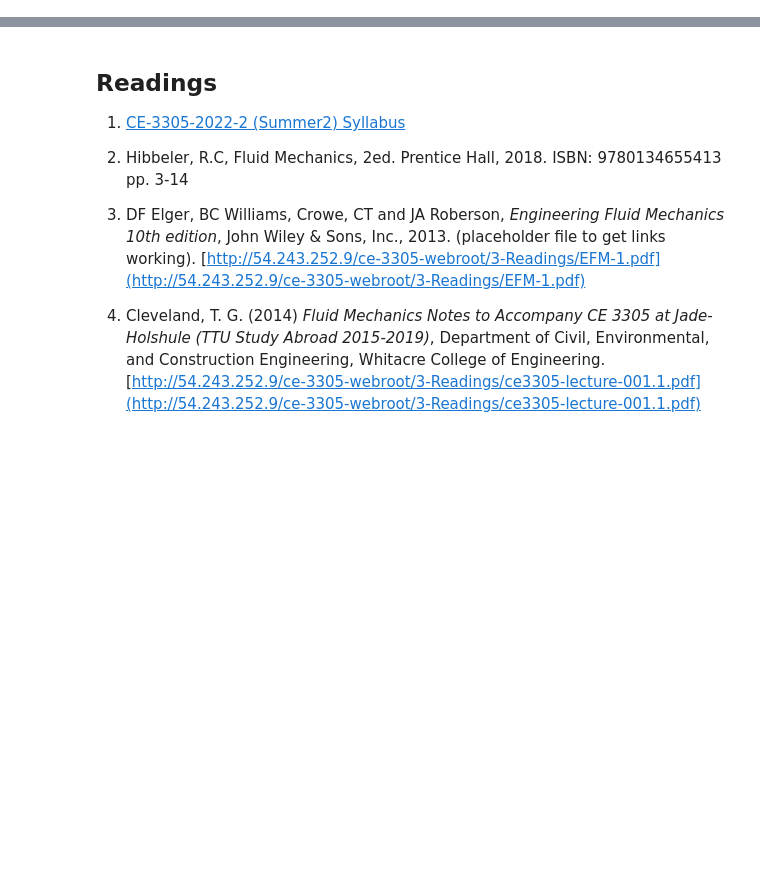
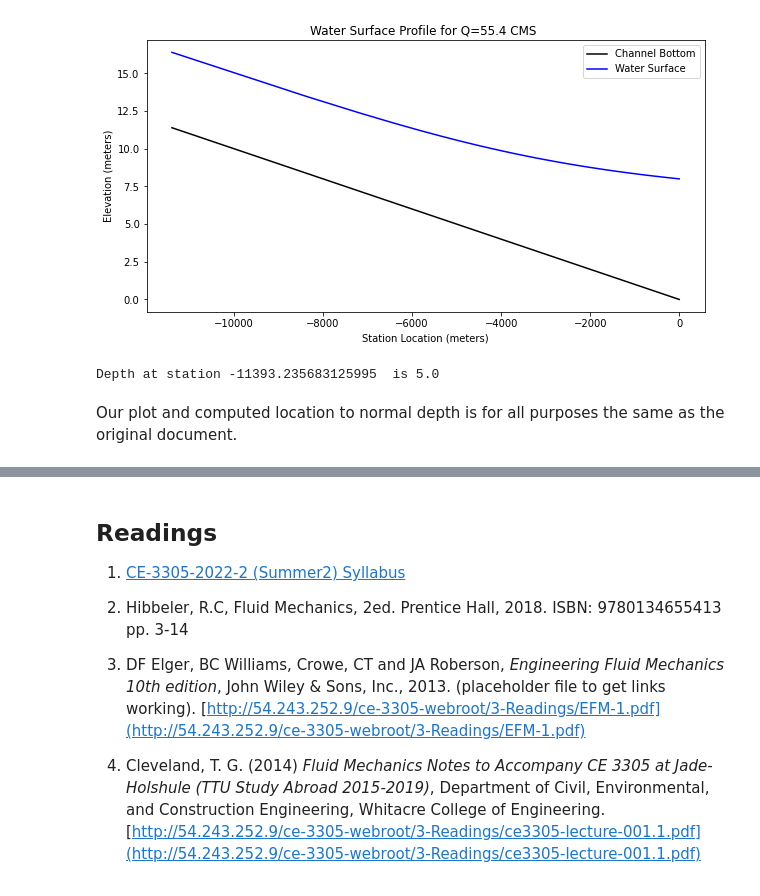
Before and after one commit to dustykat/ce-3305-fluids, a Jupyter notebook: ce3305s22book/_build/jupyter_execute/lessons/lesson21/lesson21.ipynb, the cells around one changed output, grey strips where cells are left out. Cells and saved outputs as stored; diff of their text form; code cells hidden in the pictures; blank space fills up the shorter version.

```diff
--- a/ce3305s22book/_build/jupyter_execute/lessons/lesson21/lesson21.ipynb
+++ b/ce3305s22book/_build/jupyter_execute/lessons/lesson21/lesson21.ipynb
@@ -43,0 +77,57 @@ ipsum lorem
+# %%
+# input information
+begin_depth = 8
+end_depth   = 5
+discharge   = 55.4
+how_many    = 32
+manningn    = 0.020
+slope       = 0.001
+width       = 5
+# %%
+# empty lists for variables
+depth    = [0 for i in range(how_many)] #flow depth
+bse      = [0 for i in range(how_many)] #channel bottom elevation
+wse      = [0 for i in range(how_many)] #water surface elevation
+deltax   = [0 for i in range(how_many)] #space steps
+distance = [0 for i in range(how_many)] #station locations
+velocity = [0 for i in range(how_many)] #section velocity
+
+delta_depth = (begin_depth-end_depth)/(how_many-1)# change in depth for finding spatial steps
+
+depth[0] = (begin_depth) # assign downstream value
+
+for i in range(how_many):
+    depth[i] = (depth[0]-i*delta_depth)# depth values to evaluate
+    velocity[i] = (discharge/A_rect(width,depth[i])) #velocity for each depth
+
+for i in range(how_many-1):
+    depth_bar     = 0.5*(depth[i]+depth[i+1])    #compute average depth in reach
+    area_bar      = A_rect(width,depth_bar)      #compute average area in reach
+    perimeter_bar = P_rect(width,depth_bar)  #compute average wetted perimeter
+    radius_bar    = Rh(area_bar,perimeter_bar)   #compute average hydraulic radius
+    friction = slope_f(discharge,manningn,area_bar,radius_bar) #compute friction slope
+    deltax[i] = ((depth[i+1]+(velocity[i+1]**2)/(2*9.8)) - (depth[i] + (velocity[i]**2)/(2*9.8)))/(slope-friction)
+
+wse[0]=bse[0]+depth[0] # water surface at control point
+for i in range(1,how_many):
+    distance[i] = distance[i-1]+deltax[i-1]; # station distances
+    bse[i] = bse[i-1]-deltax[i-1]*slope; # bottom elevations
+    wse[i] = bse[i]+depth[i] # water surface elevations
+
+import matplotlib.pyplot as plt # the python plotting library
+plottitle ='Water Surface Profile for Q=' + str(round(discharge,1)) + ' CMS '
+mydata = plt.figure(figsize = (10,5)) # build a square drawing canvass from figure class
+plt.plot(distance, bse, c='black') # basic line plot
+plt.plot(distance, wse, c='blue') # basic line plot
+plt.legend(['Channel Bottom','Water Surface'])
+plt.xlabel('Station Location (meters)')
+plt.ylabel('Elevation (meters)')
+plt.title(plottitle)
+plt.show()
+
+print("Depth at station",distance[how_many-1]," is",depth[how_many-1])
+# %% [output]
+[figure, added]
+Depth at station -11393.235683125995  is 5.0
+# %% [markdown]
+Our plot and computed location to normal depth is for all purposes the same as the original document.
```
Also changed, not shown: parts of 13 cells of this notebook, 24 other files.
